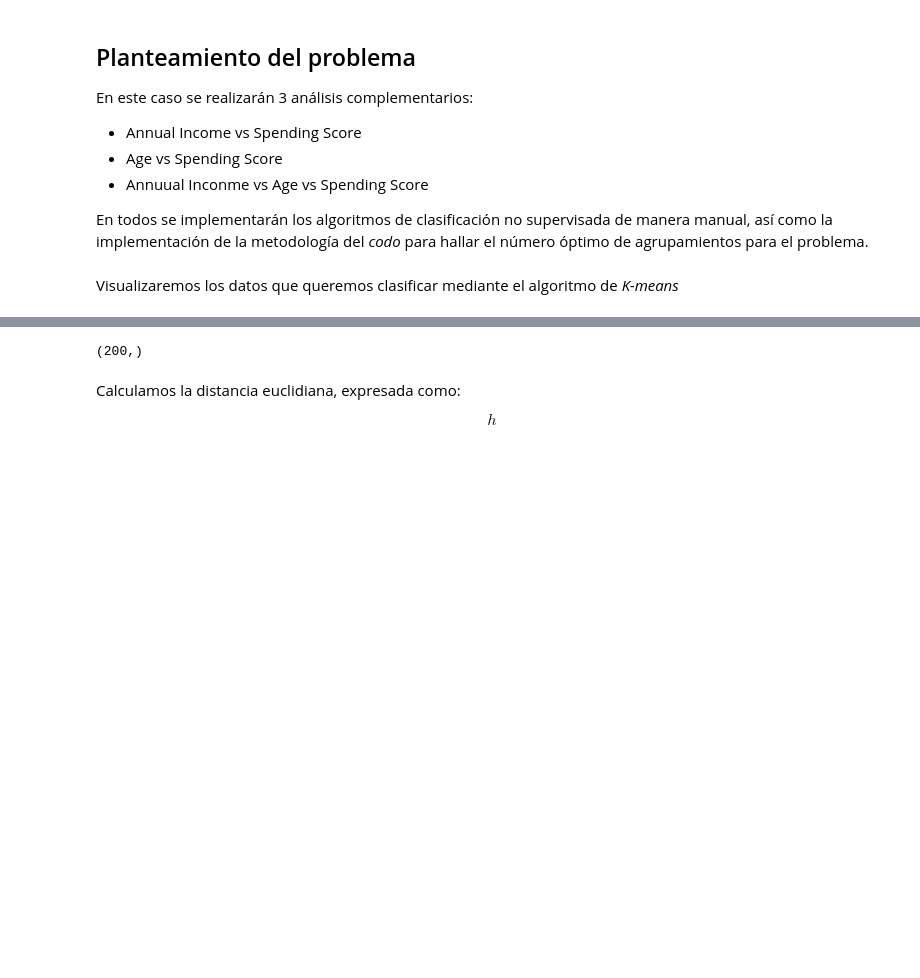
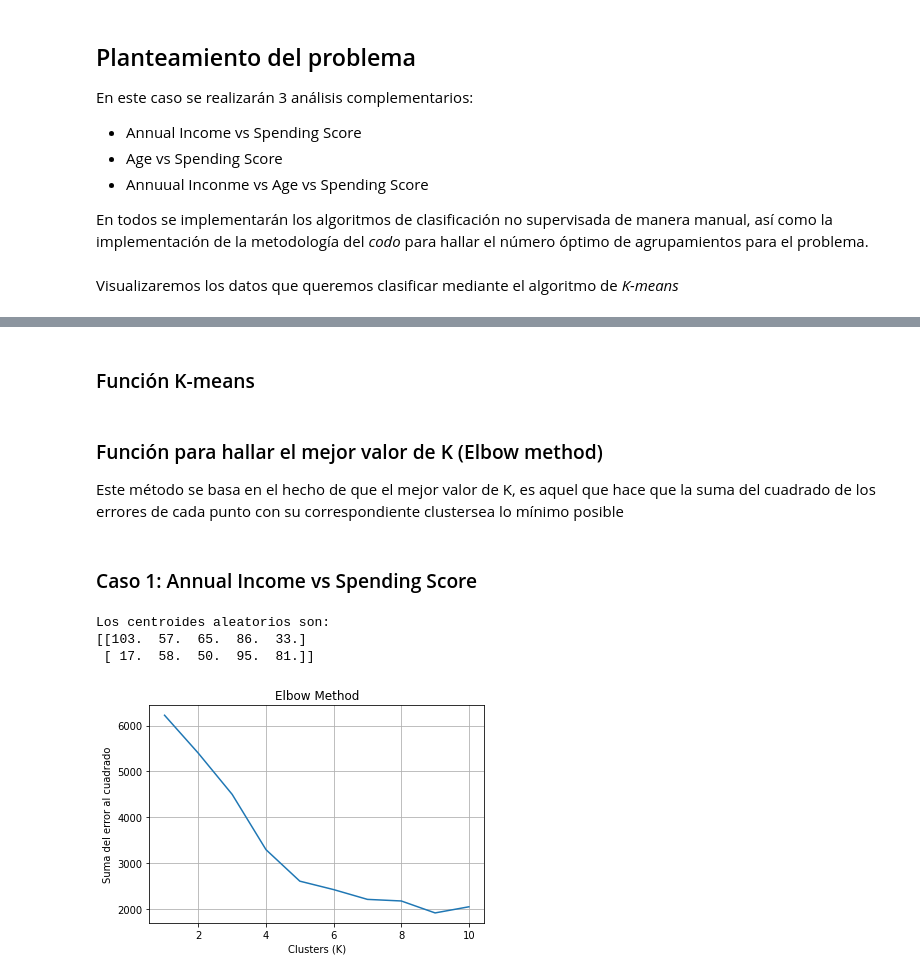
Before and after one commit to MDG99/k-means, a Jupyter notebook: 01 Mall Customer dataset.ipynb, the cells around one changed output, grey strips where cells are left out. Drawn from its saved outputs; the diff is of its cells as text; code cells hidden in the pictures; blank space fills up the shorter version.

```diff
--- a/01 Mall Customer dataset.ipynb
+++ b/01 Mall Customer dataset.ipynb
@@ -92,0 +95,2 @@ plt.show()
+# %% [markdown]
+### Función K-means
@@ -92,0 +162,3 @@ plt.show()
+# %% [markdown]
+### Función para hallar el mejor valor de K (Elbow method)
+Este método se basa en el hecho de que el mejor valor de K, es aquel que hace que la suma del cuadrado de los errores de cada punto con su correspondiente clustersea lo mínimo posible
@@ -93,5 +193,21 @@ plt.show()
+# %% [markdown]
+### Caso 1: Annual Income vs Spending Score
 # %%
-X = list(data[['Annual_Income_(k$)', 'Spending_Score']].to_records(index=False))
-print(np.shape(X))
+#Hacemos un preprocesamiento de los datos que se compararán
+X1 = np.array(data[['Annual_Income_(k$)', 'Spending_Score']]) # Datos
+m1 = np.shape(X1)[0] # Número de datos
+n1 = np.shape(X1)[1] # Número de Características
+K1 = 6 #Agrupamientos propuestos
+it1 = 50 #Número de iteraciones
+
+#Creamos la estructura para guardar los centroides e inicializamos aleatoriamente
+c1 = np.array([]).reshape(n1, 0)
+
+for k in range(K1):
+    c1 =np.c_[c1, X1[random.randint(0, m1 - 1)]]
+
+print(f'Los centroides aleatorios son: \n{c1}')
 # %% [output]
-(200,)
+Los centroides aleatorios son:
+[[103.  57.  65.  86.  33.]
+ [ 17.  58.  50.  95.  81.]]
@@ -107,3 +213,0 @@ centroids = np.array([]).reshape(n, 0)
-# %% [markdown]
-Calculamos la distancia euclidiana, expresada como:
-<center>$$h$$
@@ -123 +214,13 @@ minimum=np.argmin(euclid,axis=1)+1
+# %%
+elbow1 = elbow_method(X1)
+
+t = range(1,11)
+plt.plot(t, elbow1)
+plt.grid(True)
+plt.title('Elbow Method')
+plt.xlabel('Clusters (K)')
+plt.ylabel('Suma del error al cuadrado')
+plt.show()
+# %% [output]
+[figure, added]
 # %%
```
Also changed, not shown: parts of 19 cells of this notebook.
